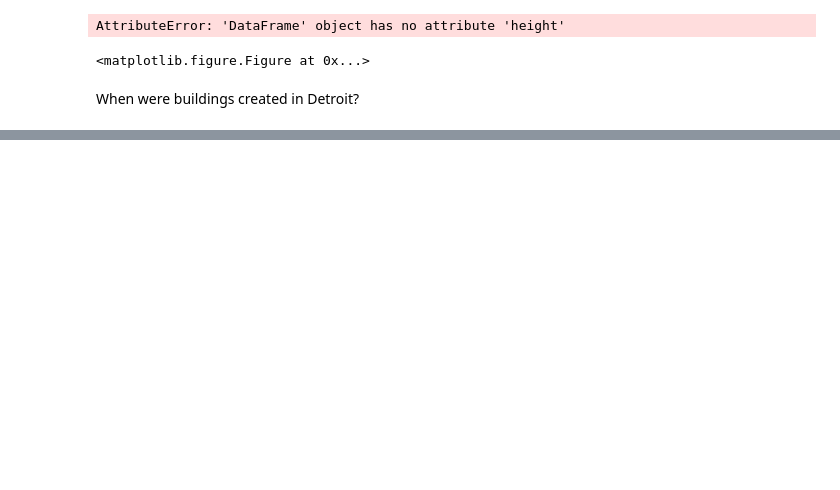
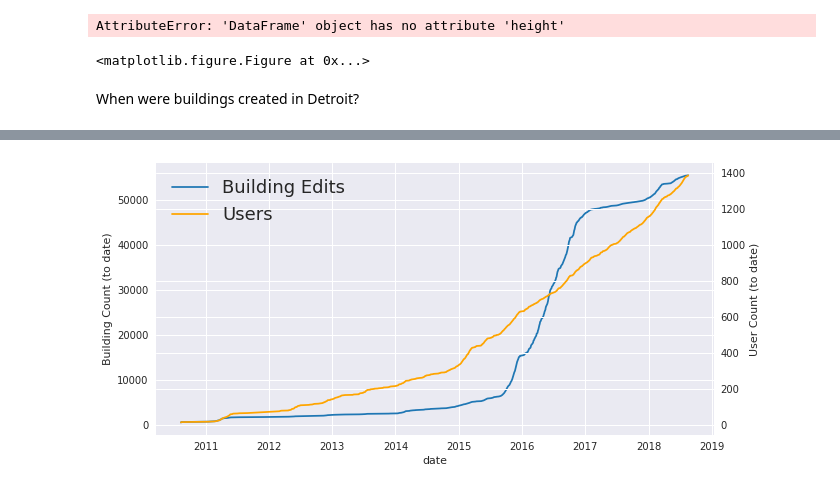
Before and after one commit to jenningsanderson/sotmus-analysis, a Jupyter notebook: analysis/Buildings.ipynb, the cells around one changed output, grey strips where cells are left out. Drawn from its saved outputs; the diff is of its cells as text; code cells hidden in the pictures; blank space fills up the shorter version.

```diff
--- a/analysis/Buildings.ipynb
+++ b/analysis/Buildings.ipynb
@@ -92,3 +57,5 @@ buildings.query('validUntil!=validUntil').id.nunique()
+# %%
+latest_versions = buildings.query("validUntil=={0}".format(TIME_NOW))
 # %%
 sns.set_style("dark")
 ax = plt.figure(num=None, figsize=(10, 2), dpi=95)
@@ -117,0 +89,13 @@ axes[1].set_ylabel('User Count (to date)');
+# %%
+sns.set_style("darkgrid"); axes = []
+axes.append( gb_dates.id.cumsum().rolling(window=30).mean().plot(figsize=(10,5)) )
+axes.append( gb_dates.user.cumsum().rolling(window=30).mean().plot(figsize=(10,5), color='orange', ax=axes[0].twinx()) )
+lines, labels = axes[0].get_legend_handles_labels()
+for ax in axes[1:]:
+    line, label = ax.get_legend_handles_labels()
+    lines += line
+axes[-1].legend(lines, ['Building Edits','Users'], loc=0, fontsize=18);
+axes[0].set_ylabel('Building Count (to date)');
+axes[1].set_ylabel('User Count (to date)');
+# %% [output]
+[figure, added]
```
Also changed, not shown: parts of 18 cells of this notebook, 3 other files.
